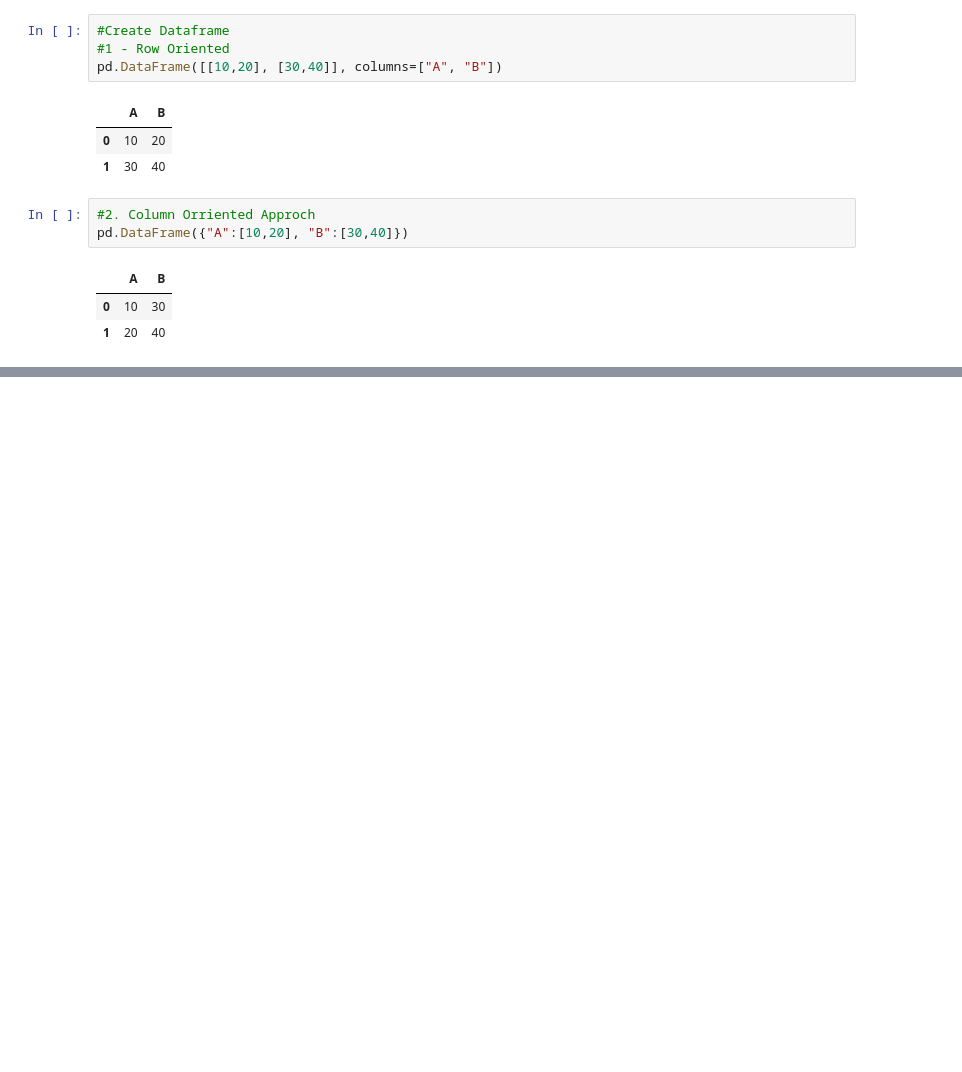
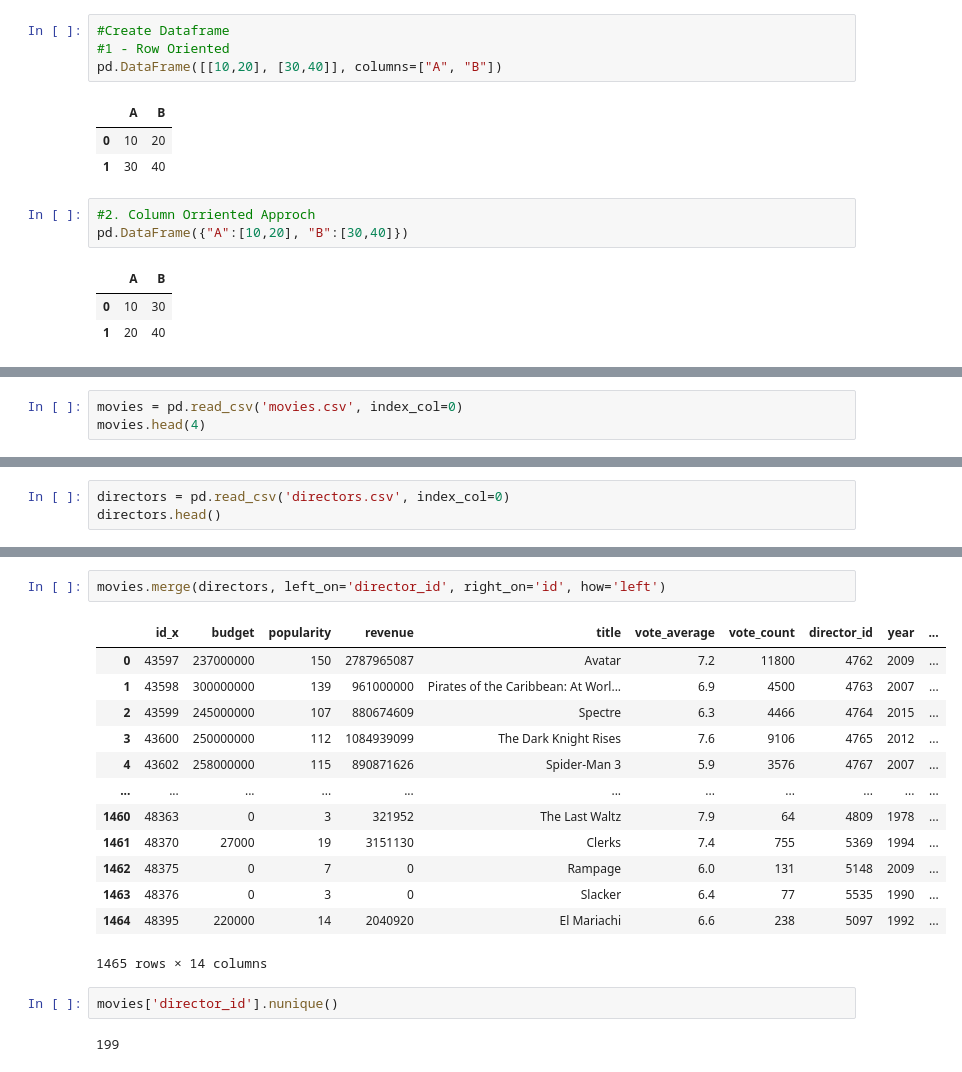
Before and after one commit to VishalDeoPrasad/InterviewBit, a Jupyter notebook: 14. Pandas/Pandas.ipynb, the cells around one changed output, grey strips where cells are left out. Saved outputs shown, nothing was run; the diff lists cells and outputs as text; blank space fills up the shorter version.

```diff
--- a/14. Pandas/Pandas.ipynb
+++ b/14. Pandas/Pandas.ipynb
@@ -531,0 +537,3 @@ pd.DataFrame({"A":[10,20], "B":[30,40]})
+# %%
+movies = pd.read_csv('movies.csv', index_col=0)
+movies.head(4)
@@ -531,0 +556,3 @@ pd.DataFrame({"A":[10,20], "B":[30,40]})
+# %%
+directors = pd.read_csv('directors.csv', index_col=0)
+directors.head()
@@ -531,0 +739,20 @@ pd.DataFrame({"A":[10,20], "B":[30,40]})
+# %%
+movies.merge(directors, left_on='director_id', right_on='id', how='left')
+# %% [output]
+|  | id_x | budget | popularity | revenue | title | vote_average | vote_count | director_id | year | ... |
+| 0 | 43597 | 237000000 | 150 | 2787965087 | Avatar | 7.2 | 11800 | 4762 | 2009 | ... |
+| 1 | 43598 | 300000000 | 139 | 961000000 | Pirates of the Caribbean: At Worl... | 6.9 | 4500 | 4763 | 2007 | ... |
+| 2 | 43599 | 245000000 | 107 | 880674609 | Spectre | 6.3 | 4466 | 4764 | 2015 | ... |
+| 3 | 43600 | 250000000 | 112 | 1084939099 | The Dark Knight Rises | 7.6 | 9106 | 4765 | 2012 | ... |
+| 4 | 43602 | 258000000 | 115 | 890871626 | Spider-Man 3 | 5.9 | 3576 | 4767 | 2007 | ... |
+| ... | ... | ... | ... | ... | ... | ... | ... | ... | ... | ... |
+| 1460 | 48363 | 0 | 3 | 321952 | The Last Waltz | 7.9 | 64 | 4809 | 1978 | ... |
+| 1461 | 48370 | 27000 | 19 | 3151130 | Clerks | 7.4 | 755 | 5369 | 1994 | ... |
+| 1462 | 48375 | 0 | 7 | 0 | Rampage | 6.0 | 131 | 5148 | 2009 | ... |
+| 1463 | 48376 | 0 | 3 | 0 | Slacker | 6.4 | 77 | 5535 | 1990 | ... |
+| 1464 | 48395 | 220000 | 14 | 2040920 | El Mariachi | 6.6 | 238 | 5097 | 1992 | ... |
+1465 rows × 14 columns
+# %%
+movies['director_id'].nunique()
+# %% [output]
+199
```
Also changed, not shown: parts of 83 cells of this notebook, 2 other files.
